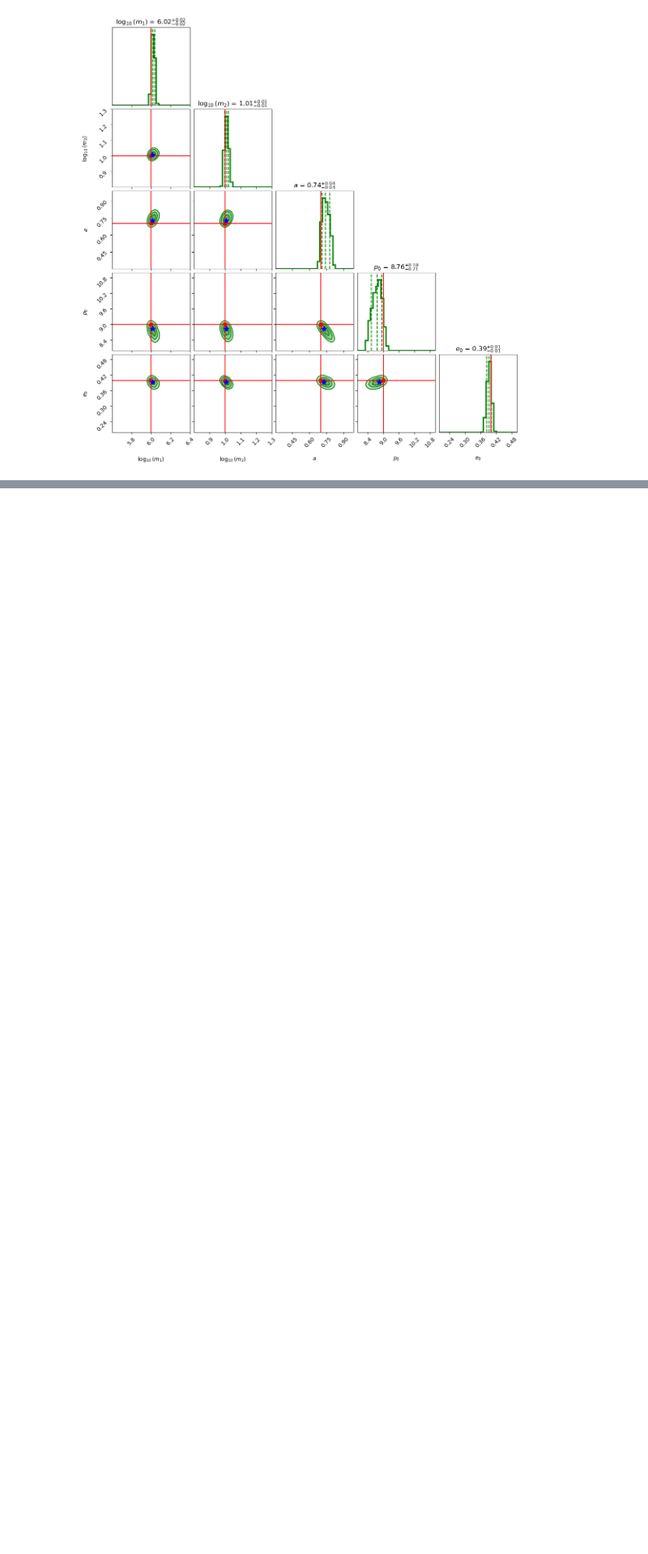
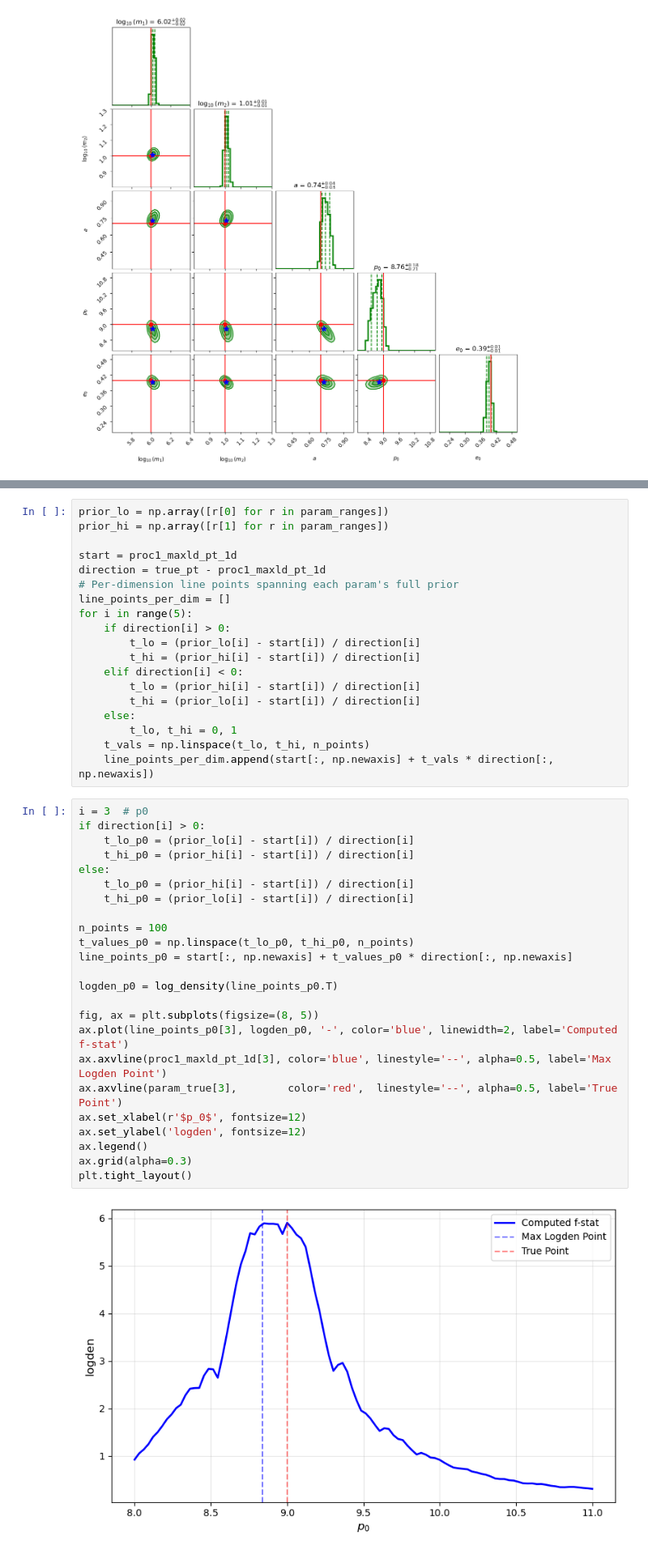
Before and after one commit to verasha/emri_search, a Jupyter notebook: work/search/intrinsic_ffunc_3mth_snr32_anneal2.ipynb, the cells around one changed output, grey strips where cells are left out. Shown at 81% size. Cells and saved outputs as stored; diff of their text form; blank space fills up the shorter version.

```diff
--- a/work/search/intrinsic_ffunc_3mth_snr32_anneal2.ipynb
+++ b/work/search/intrinsic_ffunc_3mth_snr32_anneal2.ipynb
@@ -339,0 +367,45 @@ corner.overplot_points(fig, maxld_pt1.reshape(1, -1),
+# %%
+prior_lo = np.array([r[0] for r in param_ranges])
+prior_hi = np.array([r[1] for r in param_ranges])
+
+start = proc1_maxld_pt_1d
+direction = true_pt - proc1_maxld_pt_1d
+# Per-dimension line points spanning each param's full prior
+line_points_per_dim = []
+for i in range(5):
+    if direction[i] > 0:
+        t_lo = (prior_lo[i] - start[i]) / direction[i]
+        t_hi = (prior_hi[i] - start[i]) / direction[i]
+    elif direction[i] < 0:
+        t_lo = (prior_hi[i] - start[i]) / direction[i]
+        t_hi = (prior_lo[i] - start[i]) / direction[i]
+    else:
+        t_lo, t_hi = 0, 1
+    t_vals = np.linspace(t_lo, t_hi, n_points)
+    line_points_per_dim.append(start[:, np.newaxis] + t_vals * direction[:, np.newaxis])
+# %%
+i = 3  # p0
+if direction[i] > 0:
+    t_lo_p0 = (prior_lo[i] - start[i]) / direction[i]
+    t_hi_p0 = (prior_hi[i] - start[i]) / direction[i]
+else:
+    t_lo_p0 = (prior_hi[i] - start[i]) / direction[i]
+    t_hi_p0 = (prior_lo[i] - start[i]) / direction[i]
+
+n_points = 100
+t_values_p0 = np.linspace(t_lo_p0, t_hi_p0, n_points)
+line_points_p0 = start[:, np.newaxis] + t_values_p0 * direction[:, np.newaxis]
+
+logden_p0 = log_density(line_points_p0.T)
+
+fig, ax = plt.subplots(figsize=(8, 5))
+ax.plot(line_points_p0[3], logden_p0, '-', color='blue', linewidth=2, label='Computed f-stat')
+ax.axvline(proc1_maxld_pt_1d[3], color='blue', linestyle='--', alpha=0.5, label='Max Logden Point')
+ax.axvline(param_true[3],        color='red',  linestyle='--', alpha=0.5, label='True Point')
+ax.set_xlabel(r'$p_0$', fontsize=12)
+ax.set_ylabel('logden', fontsize=12)
+ax.legend()
+ax.grid(alpha=0.3)
+plt.tight_layout()
+# %% [output]
+[figure, added]
```
Also changed, not shown: parts of 4 cells of this notebook, 18 other files.
